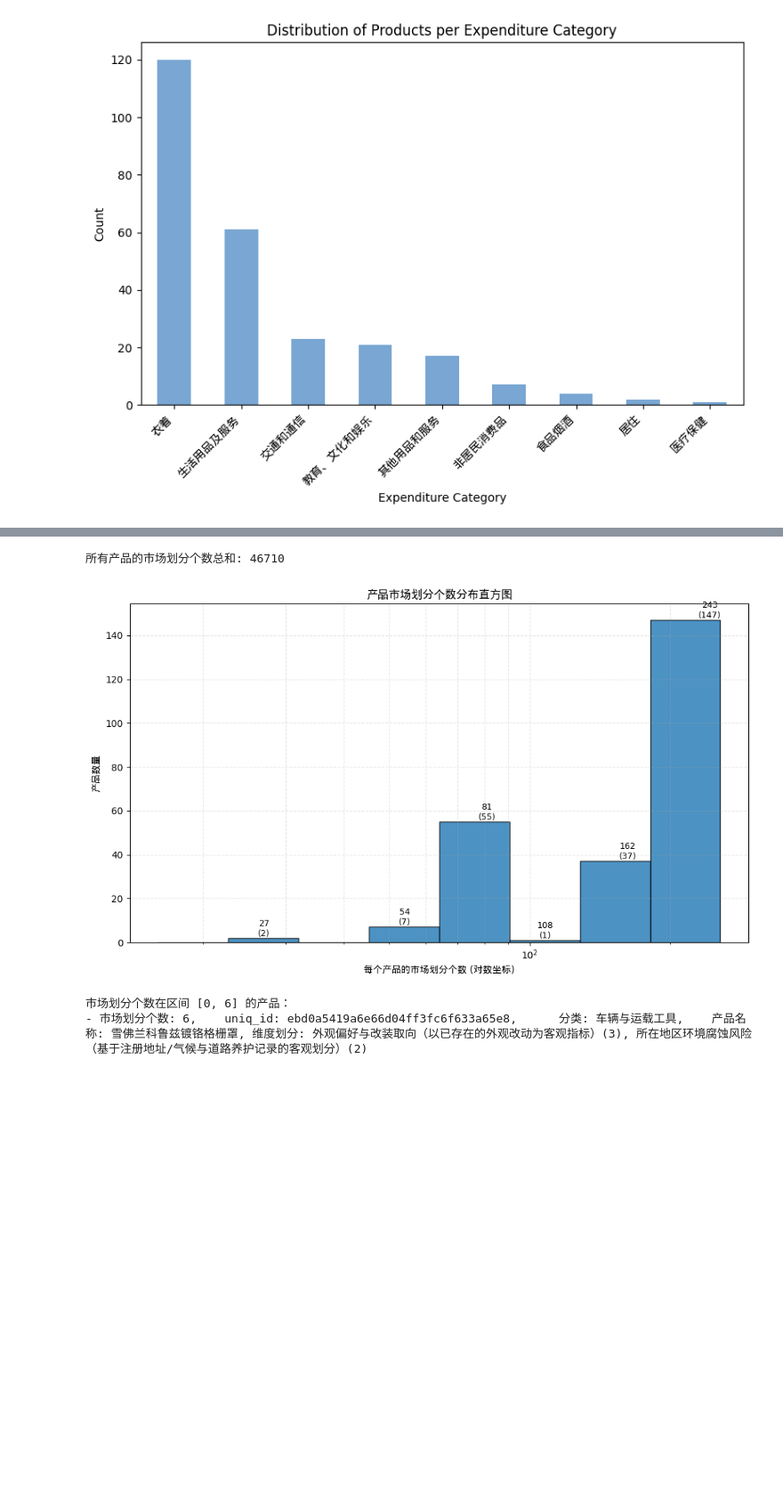
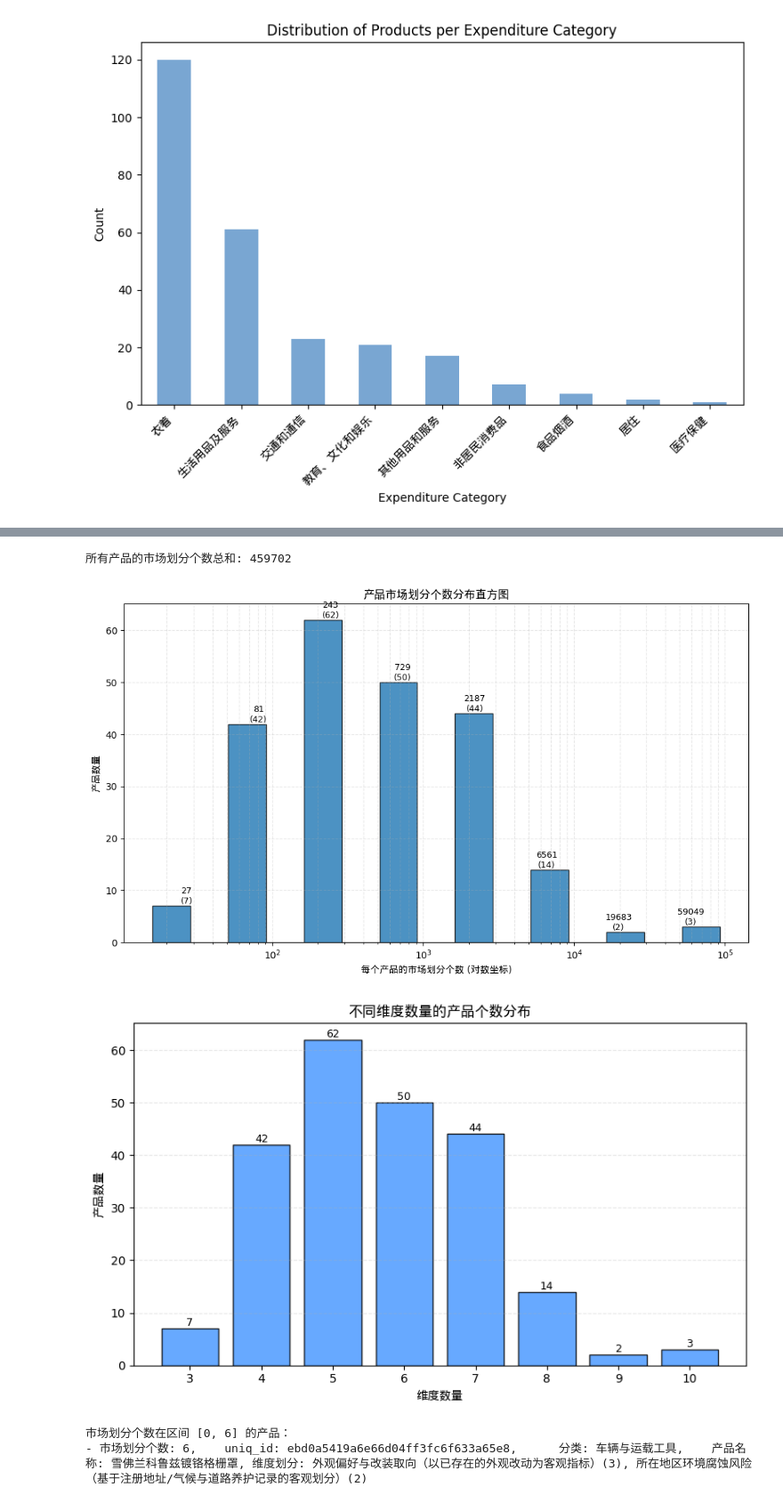
Before and after one commit to Konglinxi0709/SalesAssistant, a Jupyter notebook: main.ipynb, the cells around one changed output, grey strips where cells are left out. Shown at 89% size. Drawn from its saved outputs; the diff is of its cells as text; code cells hidden in the pictures; blank space fills up the shorter version.

```diff
--- a/main.ipynb
+++ b/main.ipynb
@@ -216,36 +205,20 @@ import matplotlib.pyplot as plt
 # 设置特定中文字体
 plt.rcParams['font.family'] = ['DejaVu Sans', 'WenQuanYi Micro Hei']
 plt.rcParams['axes.unicode_minus'] = False
-# 读取占比估计结果
-csv_path = "dataset/processed/with_proportion_data.csv"
+
+# 读取市场细分结果
+csv_path = "dataset/processed/with_segment_data.csv"
 df = pd.read_csv(csv_path)
 
-# 计算每个产品的市场划分个数：每个维度的非0占比部分个数的累乘
-def nonzero_partition_count(proportion_json_str: str) -> float:
-    try:
-        data = json.loads(proportion_json_str)
-        if not isinstance(data, list):
-            return np.nan
-        counts = []
-        for item in data:
-            proportions = item.get("proportions", [])
-            if not isinstance(proportions, list) or len(proportions) != 3:
-                return np.nan
-            # 将非常小的数视为0
-            nz = sum(1 for p in proportions if isinstance(p, (int, float)) and (abs(float(p)) > 1e-9))
-            counts.append(nz)
-        # 累乘
-        result = int(np.prod(counts)) if len(counts) > 0 else np.nan
-        return result
-    except Exception:
-        return np.nan
+# 1) 基于维度数估算“市场划分个数”（假设每维度3个部分都非空，用 3^M 计算）
+if "dimensions_count" not in df.columns:
+    raise ValueError("列 'dimensions_count' 不存在，请确认输入文件是否正确。")
 
-if "proportion_estimate" not in df.columns:
-    raise ValueError("列 'proportion_estimate' 不存在，请确认输入文件是否正确。")
+dims = pd.to_numeric(df["dimensions_count"], errors="coerce").dropna().astype(int)
+if len(dims) == 0:
+    raise ValueError("列 'dimensions_count' 无有效数据，请检查输入文件。")
 
-partition_counts = df["proportion_estimate"].apply(nonzero_partition_count).dropna().astype(int)
-
-# 新增：统计所有产品“市场划分个数”的总和，并直接打印
+partition_counts = dims.apply(lambda m: int(3 ** m))
 total_partitions = partition_counts.sum()
 print(f"所有产品的市场划分个数总和: {total_partitions}")
 
@@ -255,50 +228,58 @@ else:
     # 使用对数区间进行分区间统计
     min_val = partition_counts.min()
     max_val = partition_counts.max()
-
-    # 创建对数区间：使用以2为底的对数区间
-    # 找到最小和最大的2的幂次
     if min_val <= 0:
         min_val = 1
-    scale = 2
+    scale = 1.2
     log_min = np.floor(np.log2(min_val)) * scale
     log_max = np.ceil(np.log2(max_val)) * scale
-
-    # 创建对数区间边界
     log_bins = np.arange(log_min, log_max + 1)
     bins = 2 ** (log_bins / scale)
 
     plt.figure(figsize=(10, 6))
     counts, bins, patches = plt.hist(partition_counts, bins=bins, edgecolor='black', alpha=0.8)
     plt.xscale('log')
     plt.xlabel("每个产品的市场划分个数 (对数坐标)")
     plt.ylabel("产品数量")
     plt.title("产品市场划分个数分布直方图")
     plt.grid(axis='both', linestyle='--', alpha=0.3, which='both')
     plt.tight_layout()
 
-    # 柱顶标注：显示所代表的"市场划分个数"及"产品个数"
-    # 用hist返回的counts和bins手动确定每个直方条的中心
+    # 柱顶标注：显示区间内实际的划分数及数量
     for i in range(len(counts)):
-        # 当前区间左/右边界
         left = bins[i]
-        right = bins[i+1]
-        # 在区间内寻找所有实际的partition_count, 得到代表这个bin的划分数的真实分布
+        right = bins[i + 1]
         pc_in_bin = partition_counts[(partition_counts >= left) & (partition_counts < right)]
         if len(pc_in_bin) == 0:
             continue
-        # 可能有多个不同的划分个数落在同一bin，统计它们及其各自数量
         unique, cnts = np.unique(pc_in_bin, return_counts=True)
         for j, (val, cnt) in enumerate(zip(unique, cnts)):
             xpos = val
             height = counts[i] * (0.99 - (j * 0.08)) if len(unique) > 1 else counts[i]
-            # 标注内容: 市场划分个数/产品数量
             label = f"{int(val)}\n({cnt})"
             plt.text(xpos, height, label, ha='center', va='bottom', fontsize=9, rotation=0, color='black')
     plt.show()
+
+# 2) 新增：不同维度数量的产品个数分布
+dim_dist = dims.value_counts().sort_index()
+plt.figure(figsize=(8, 5))
+bars = plt.bar(dim_dist.index.astype(str), dim_dist.values, color='#4c9aff', edgecolor='black', alpha=0.85)
+plt.xlabel("维度数量")
+plt.ylabel("产品数量")
+plt.title("不同维度数量的产品个数分布")
+plt.grid(axis='y', linestyle='--', alpha=0.3)
+
+# 柱顶标注
+for bar in bars:
+    height = bar.get_height()
+    if height > 0:
+        plt.text(bar.get_x() + bar.get_width() / 2, height, f"{int(height)}", ha='center', va='bottom', fontsize=9)
+plt.tight_layout()
+plt.show()
 # %% [output]
-所有产品的市场划分个数总和: 46710
+所有产品的市场划分个数总和: 459702
-[figure, old version]
+[figure, new version]
+[figure, added]
 # %%
 import pandas as pd
 import numpy as np
```
Also changed, not shown: parts of 8 cells of this notebook, 13 other files.
